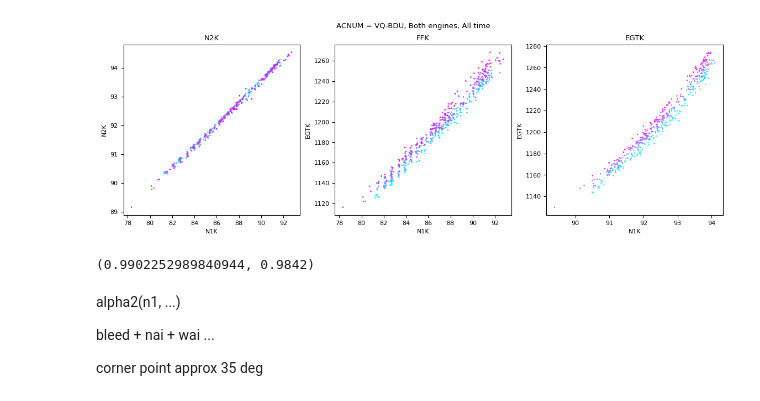
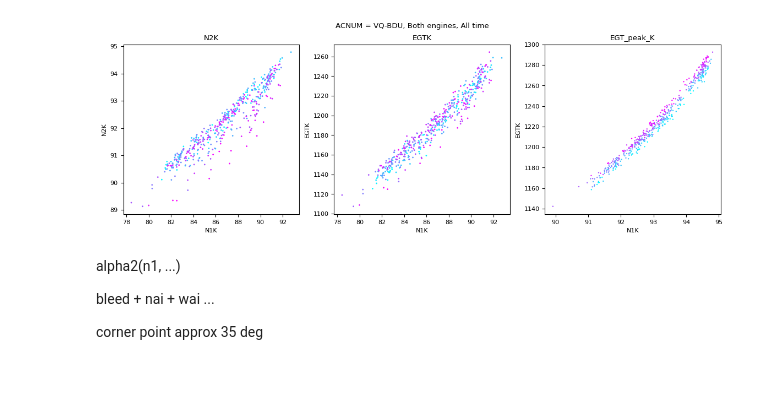
Before and after one commit to skeptlk/ecm, a Jupyter notebook: ex15_thetha_coefs.ipynb, the cells around one changed output. Saved outputs shown, nothing was run; the diff lists cells and outputs as text; code cells hidden in the pictures.

Commit message:
Use mach number for corrections

```diff
--- a/ex15_thetha_coefs.ipynb
+++ b/ex15_thetha_coefs.ipynb
@@ -17,8 +17,8 @@ def correct(data, alpha_2 = 0.869):
   datak = data
   alpha = 0.5
 
-  theta = (data['t2'] + 273.16) / (288.16)
-  theta_peak = (data['t2_peak'] + 273.16) / (288.16)
+  theta = (data['tat'] + 273.16) / 288.16
+  theta_peak = (data['tat_peak'] + 273.16) / (288.16 * (1.0 + 0.2 * data['mn_peak'] ** 2))
   delta = data['p2e'] / 29.92
 
   datak['nfk'] = data['nf'] / (theta ** alpha)
@@ -38,29 +38,29 @@ def correct(data, alpha_2 = 0.869):
 # %%
 
 def plot_baselines(data, title):
   plt.rcParams.update({'font.size': 8})
   fig, axs = plt.subplots(1, 3)
   fig.set_size_inches(14, 4)
   fig.suptitle(title)
 
   cm = matplotlib.colormaps['cool']
 
   axs[0].scatter(data['n1ak'], data['n2ak'], s=1, c=data['reportts'], cmap=cm)
   axs[0].set(xlabel='N1K', ylabel='N2K', title="N2K")
 
   axs[1].scatter(data['n1ak'], data['egtk'], s=1, c=data['reportts'], cmap=cm)
-  axs[1].set(xlabel='N1K', ylabel='EGTK', title="FFK")
+  axs[1].set(xlabel='N1K', ylabel='EGTK', title="EGTK")
 
   axs[2].scatter(data['n2a_peak_k'], data['egt_peak_k'], s=0.5, c=data['reportts'], cmap=cm)
-  axs[2].set(xlabel='N1K', ylabel='EGTK', title="EGTK")
+  axs[2].set(xlabel='N1K', ylabel='EGTK', title="EGT_peak_K")
 
   plt.show()
 
-data = correct(bdu, alpha_2=0.942)
+data = correct(bdu, alpha_2=0.8971)
 
 plot_baselines(data.query('pos == 2')[:500], title='ACNUM = VQ-BDU, Both engines, All time')
 # %% [output]
-[figure, old version]
+[figure, new version]
 # %%
 from sklearn.linear_model import LinearRegression
 from sklearn.metrics import r2_score
@@ -69,12 +69,12 @@ from sklearn.pipeline import make_pipeline
 
 best_r = -1000
 best_a = 1000
-for a in range(7000, 9999):
-  data = correct(bdu, alpha_2=(a / 11_000))
+for a in range(7000, 10_999):
+  data = correct(bdu, alpha_2=(a / 10_000))
 
   sub = data[(data['pos'] == 2) & (data['acnum'] == 'VQ-BDU')][:100]
 
-  model = make_pipeline(PolynomialFeatures(2), LinearRegression())
+  model = make_pipeline(PolynomialFeatures(3), LinearRegression())
   model.fit(sub[['n1a_peak_k']], sub['egt_peak_k'])
 
   pred = model.predict(sub[['n1a_peak_k']])
@@ -86,8 +86,6 @@ for a in range(7000, 9999):
     best_a = a / 10_000
 
 best_r, best_a
-# %% [output]
-(0.9902252989840944, 0.9842)
 # %% [markdown]
 alpha2(n1, ...)
 
```
Also changed, not shown: 1 other file.
